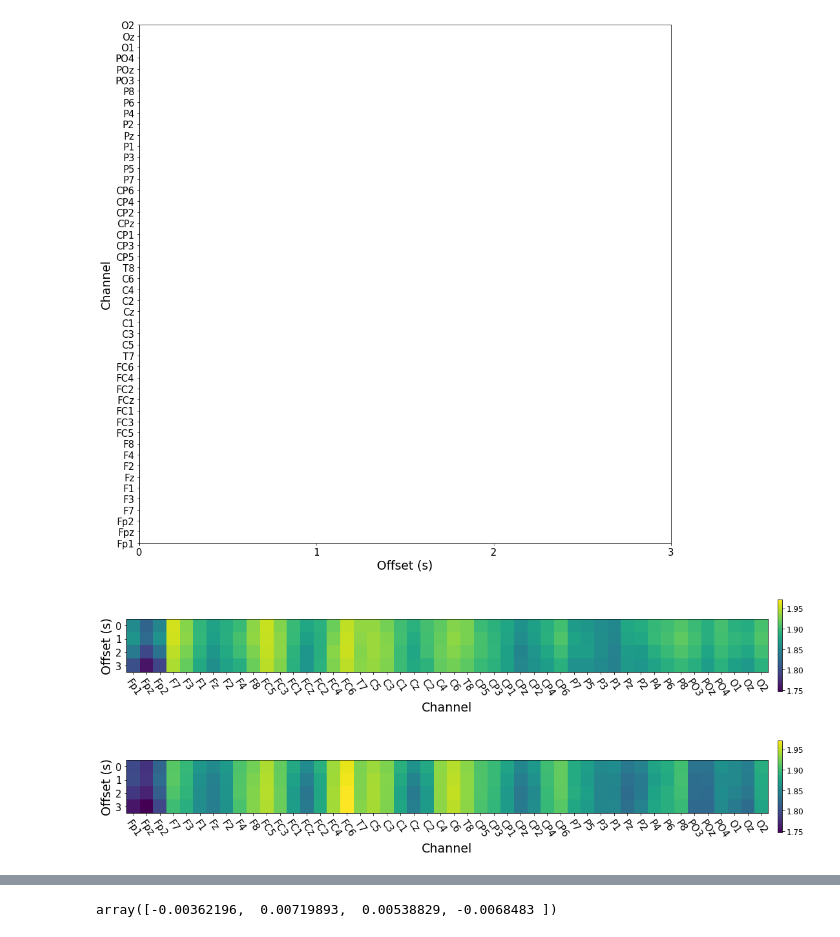
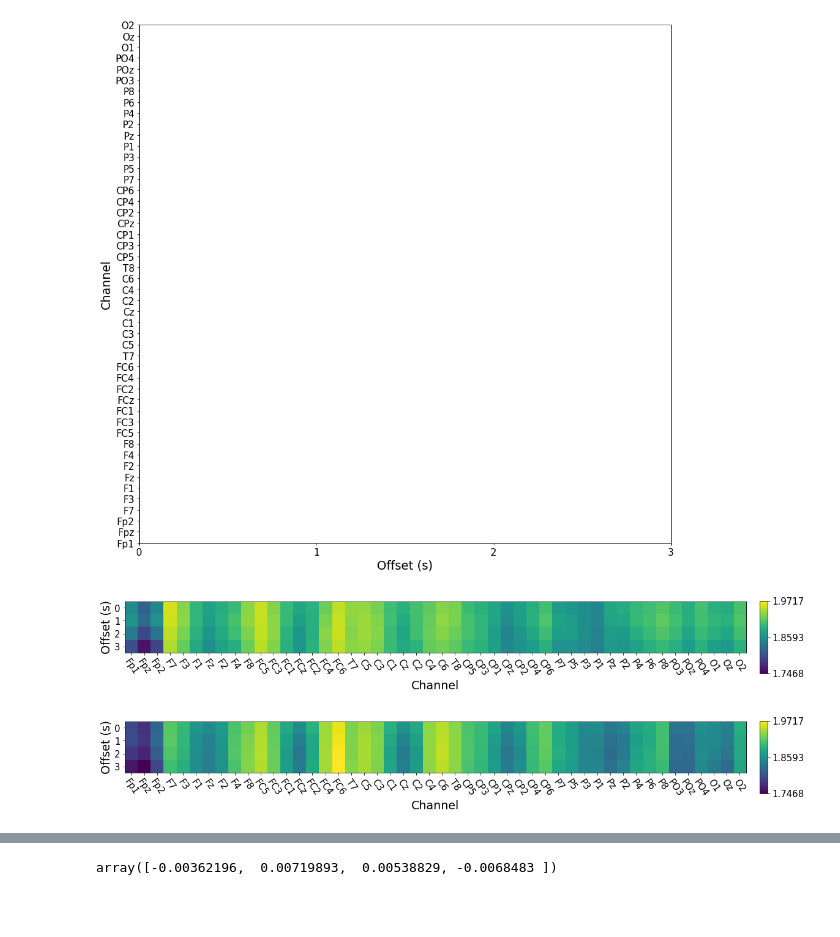
Before and after one commit to cristianch/EEG_CNP, a Jupyter notebook: notebooks/hfd_analysis.ipynb, the cells around one changed output, grey strips where cells are left out. Cells and saved outputs as stored; diff of their text form; code cells hidden in the pictures; blank space fills up the shorter version.

```diff
--- a/notebooks/hfd_analysis.ipynb
+++ b/notebooks/hfd_analysis.ipynb
@@ -592,3 +594,4 @@ n_channels = len(graph_labels)
 cbar_fraction = 0.007
 cbar_pad = 0.015
 cbar_labelsize = 12
+cbar_position = [1.007, 0.43, 0.012, 0.11]
@@ -647,37 +654,45 @@ NameError: name 'hv_mean_all_windows' is not defined
 # %%
 title = 'Normalized HFD values in ' + limb['name'] + ' within a 2s sliding window, PDP; k=7'
 graph_name = 'window_pdp_' + limb['name']
 
-plt.figure(figsize=[15,15])
+fig = plt.figure(figsize=[15,15])
 #plt.title(title)
+ax = fig.add_subplot(111)
 plt.xlabel('Channel', fontsize=graph_font_label)
 plt.xticks(ticks=range(n_channels), labels=graph_labels, rotation=-55, fontsize=graph_font_ticks)
 plt.yticks(range(4), fontsize=graph_font_ticks)
 plt.ylabel('Offset (s)', fontsize=graph_font_label)
-plt.imshow(pp_mean_all_windows.transpose(), vmin=min_hfd, vmax=max_hfd)
+img = ax.imshow(pp_mean_all_windows.transpose(), vmin=min_hfd, vmax=max_hfd)
 plt.tight_layout()
-plt.colorbar(fraction=cbar_fraction, pad=cbar_pad).ax.tick_params(labelsize=cbar_labelsize)
+cb = plt.colorbar(img, cax=fig.add_axes(cbar_position), fraction=cbar_fraction, pad=cbar_pad)
+cb.ax.tick_params(labelsize=graph_font_ticks)
+cb.locator = ticker.LinearLocator(numticks=3)
+cb.update_ticks()
 plt.savefig('./results/graphs/rearranged_with_colourbars/h/' + limb['name'] + '/' + graph_name + '.eps', bbox_inches='tight')
 plt.savefig('./results/graphs/rearranged_with_colourbars/h/' + limb['name'] + '/' + graph_name + '.jpg', bbox_inches='tight')
 # %% [output]
-[figure, old version]
+[figure, new version]
 # %%
 title = 'Normalized HFD values in ' + limb['name'] + ' within a 2s sliding window, PNP; k=7'
 graph_name = 'window_pnp_' + limb['name']
 
-plt.figure(figsize=[15,15])
+fig = plt.figure(figsize=[15,15])
 #plt.title(title)
+ax = fig.add_subplot(111)
 plt.xlabel('Channel', fontsize=graph_font_label)
 plt.xticks(ticks=range(n_channels), labels=graph_labels, rotation=-55, fontsize=graph_font_ticks)
 plt.yticks(range(4), fontsize=graph_font_ticks)
 plt.ylabel('Offset (s)', fontsize=graph_font_label)
-plt.imshow(pnp_mean_all_windows.transpose(), vmin=min_hfd, vmax=max_hfd)
+img = ax.imshow(pnp_mean_all_windows.transpose(), vmin=min_hfd, vmax=max_hfd)
 plt.tight_layout()
-plt.colorbar(fraction=cbar_fraction, pad=cbar_pad).ax.tick_params(labelsize=cbar_labelsize)
+cb = plt.colorbar(img, cax=fig.add_axes(cbar_position), fraction=cbar_fraction, pad=cbar_pad)
+cb.ax.tick_params(labelsize=graph_font_ticks)
+cb.locator = ticker.LinearLocator(numticks=3)
+cb.update_ticks()
 plt.savefig('./results/graphs/rearranged_with_colourbars/h/' + limb['name'] + '/' + graph_name + '.eps', bbox_inches='tight')
 plt.savefig('./results/graphs/rearranged_with_colourbars/h/' + limb['name'] + '/' + graph_name + '.jpg', bbox_inches='tight')
 # %% [output]
-[figure, old version]
+[figure, new version]
 # %%
 title = 'Normalized HFD values in ' + limb['name'] + ' within a 2s sliding window, PNP; k=7'
 graph_name = 'window_hv_' + limb['name']
```
Also changed, not shown: parts of 29 cells of this notebook, 24 other files.
